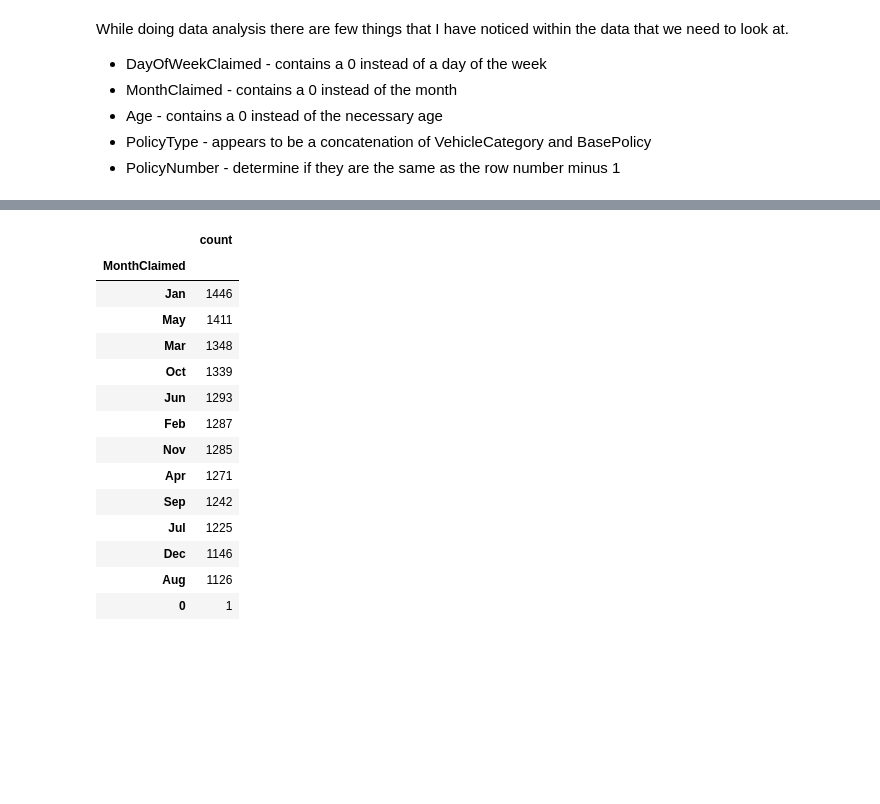
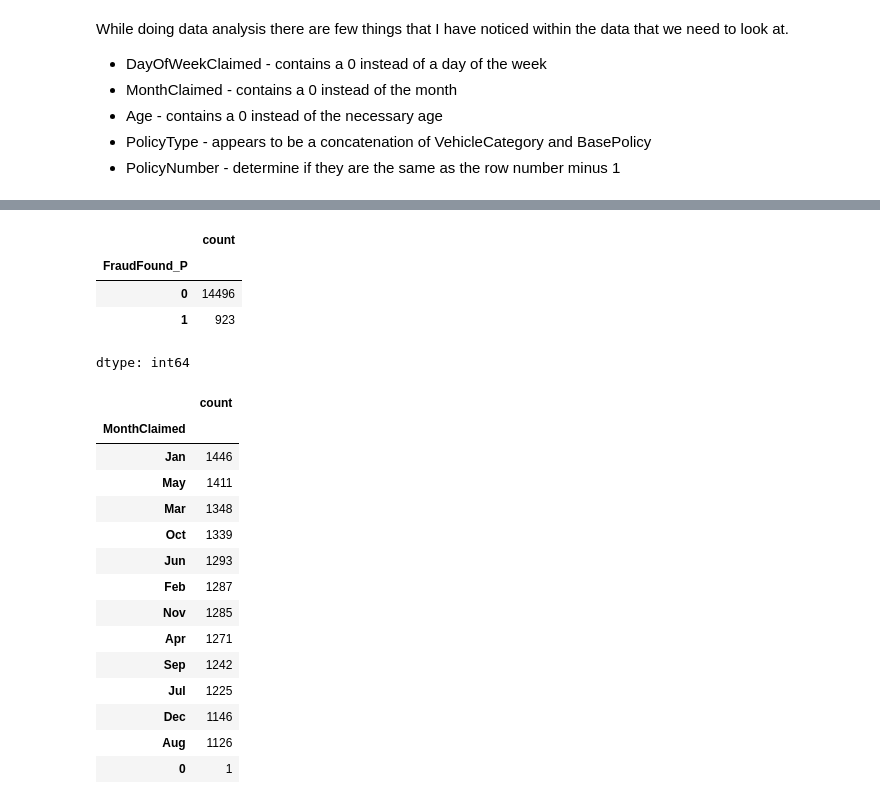
Before and after one commit to kimp10/Insurance-Fraud-Detection-Model-, a Jupyter notebook: Insurance_Fraud_detection.ipynb, the cells around one changed output, grey strips where cells are left out. Cells and saved outputs as stored; diff of their text form; code cells hidden in the pictures; blank space fills up the shorter version.

```diff
--- a/Insurance_Fraud_detection.ipynb
+++ b/Insurance_Fraud_detection.ipynb
@@ -608,3 +649,11 @@ dtype: int64
+# %%
+Claim_fraud["FraudFound_P"].value_counts()
+# %% [output]
+|  | count |
+| FraudFound_P |  |
+| 0 | 14496 |
+| 1 | 923 |
+dtype: int64
 # %%
 Claim_fraud["MonthClaimed"].value_counts()
 # %% [output]
```
Also changed, not shown: parts of 7 cells of this notebook.
